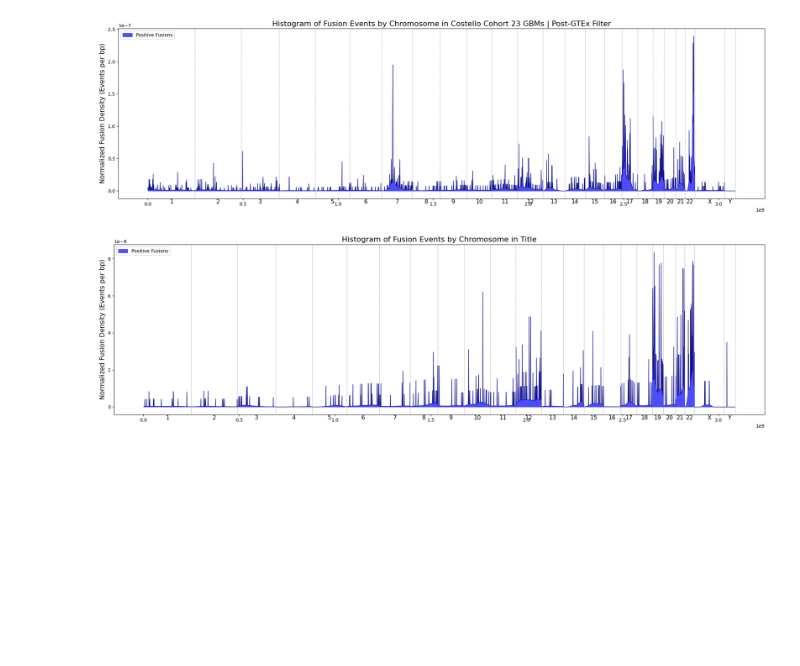
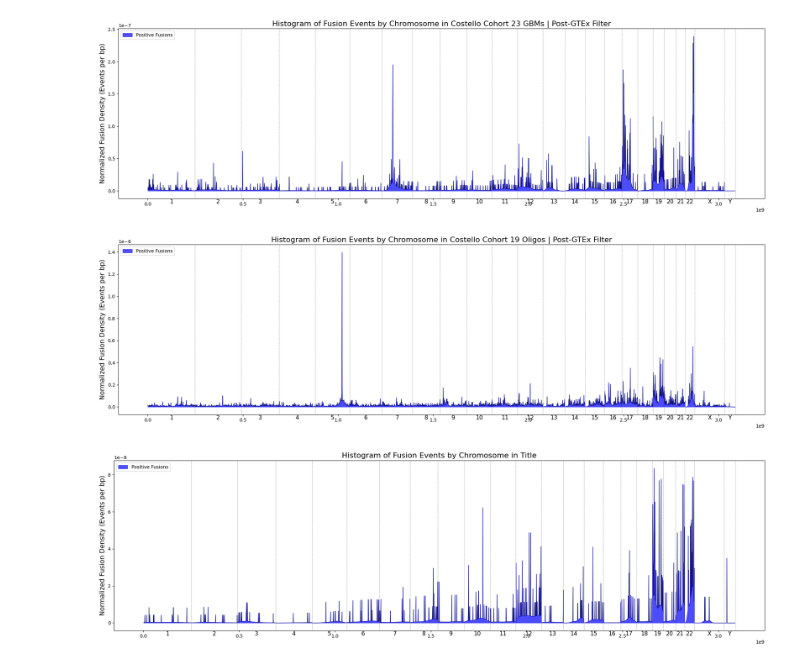
Before and after one commit to sermare/fusioncharacterization_gliomas, a Jupyter notebook: fcg/jupyter_notebooks/mapping_viz.ipynb, the cells around one changed output. Drawn from its saved outputs; the diff is of its cells as text; code cells hidden in the pictures; blank space fills up the shorter version.

```diff
--- a/fcg/jupyter_notebooks/mapping_viz.ipynb
+++ b/fcg/jupyter_notebooks/mapping_viz.ipynb
@@ -229,6 +262,20 @@ plots.plot_positive_fusion_histogram(pos_entries,
                             chromosome_sizes, title = 'Costello Cohort 23 GBMs | Post-GTEx Filter')
 # %% [output]
 [figure]
+# %%
+importlib.reload(plots)
+
+pos_entries = final_df[
+    (final_df['GTEX'] == False) &
+    (final_df['Histology'] == 'Oligo') &
+    # (final_df['total_observed_multiple_files'] > 2) &
+    (final_df['count_in_other_patients'] == 0 )
+]
+
+plots.plot_positive_fusion_histogram(pos_entries,
+                            chromosome_sizes, title = 'Costello Cohort 19 Oligos | Post-GTEx Filter')
+# %% [output]
+[figure, added]
 # %%
 importlib.reload(plots)
 
```
Also changed, not shown: parts of 2 cells of this notebook.
